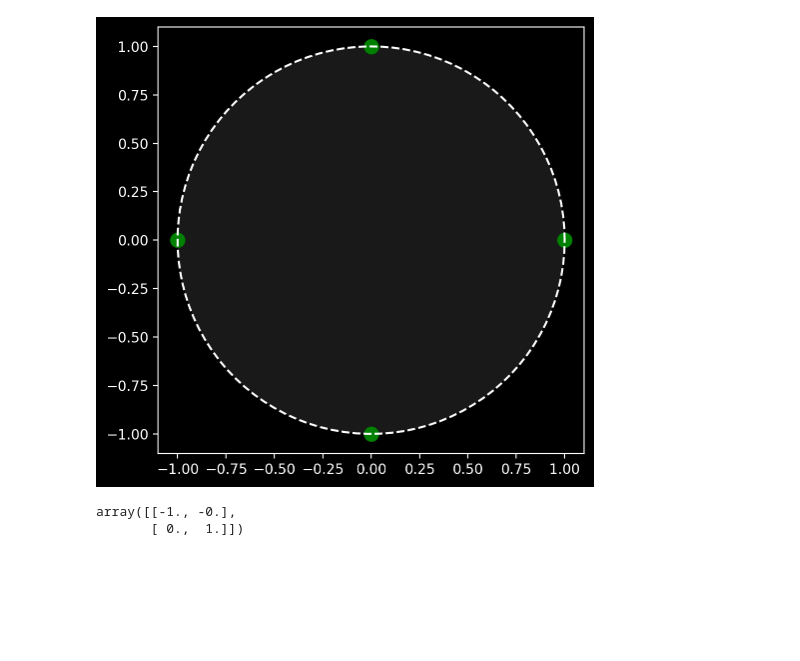
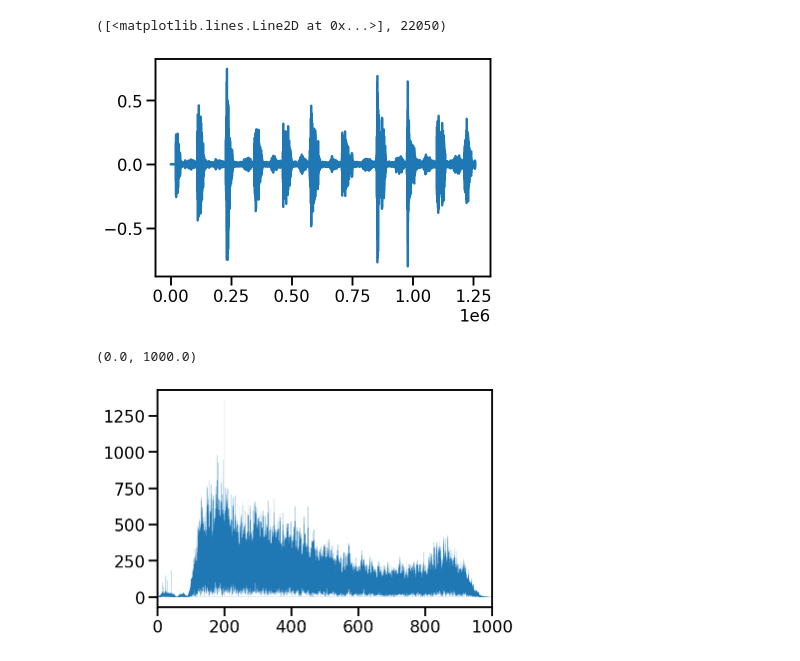
Before and after one commit to patel-zeel/nbblog, a Jupyter notebook: posts/2022-02-24-audio-filtering.ipynb, the cells around one changed output. Cells and saved outputs as stored; diff of their text form; code cells hidden in the pictures; blank space fills up the shorter version.

```diff
--- a/posts/2022-02-24-audio-filtering.ipynb
+++ b/posts/2022-02-24-audio-filtering.ipynb
@@ -13,34 +17,11 @@ toc: true
 # %%
 import numpy as np
 import matplotlib.pyplot as plt
+import torch
+import seaborn as sns
+from functools import partial
+
+sns.reset_defaults()
+sns.set_context(context="talk", font_scale=1)
 %matplotlib inline
-
-# Retina display
-%config InlineBackend.figure_format = 'retina'
+%config InlineBackend.figure_format='retina'
-# %%
-# Simple data for SVD in two dimensions
-x = np.array([[0, 1], [1, 0], [0, -1], [-1, 0]])
-
-# Make an aray of colours for the points
-colours = 'green'
-
-# use a dark background
-plt.style.use('dark_background')
-
-# Plot a scatter plot of the points using colours from the array
-plt.plot(x[:, 0], x[:, 1], 'o', c=colours, markersize=10)
-
-# Set equal aspect ratio
-plt.gca().set_aspect('equal')
-
-# Draw a circle joining the points
-t = np.linspace(0, 2*np.pi, 100)
-plt.plot(np.cos(t), np.sin(t), 'w--')
-
-# Fill the circle
-plt.fill(np.cos(t), np.sin(t), 'w', alpha=0.1)
-
-# Make the plot look nicer
-plt.tight_layout()
-# %% [output]
-[figure, removed]
@@ -51,5 +28,8 @@ U, s, V = np.linalg.svd(x, full_matrices=False)
-# %%
-V
-# %% [output]
-array([[-1., -0.],
-       [ 0.,  1.]])
+# %%
+import librosa
+y, sr = librosa.load("/Users/nipun/Downloads/external-sensors_data_audio_audacity_recorded-mask-tidal-breathing.wav")
+# %%
+plt.plot(y), sr
+# %% [output]
+([<matplotlib.lines.Line2D at 0x...>], 22050)
+[figure, added]
@@ -55,0 +38,12 @@ array([[-1., -0.],
+# %%
+from scipy.fft import fft, fftfreq
+
+
+yf = fft(y)
+xf = fftfreq(len(y), 1 / sr)
+
+plt.plot(xf, np.abs(yf), lw=0.1)
+plt.xlim((0, 1000))
+# %% [output]
+(0.0, 1000.0)
+[figure, added]
```
Also changed, not shown: parts of 8 cells of this notebook, 3 other files.
